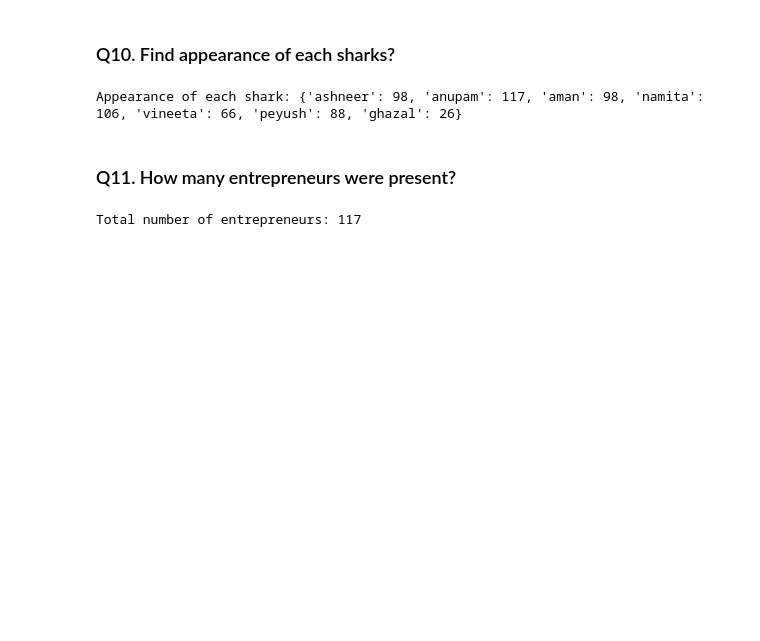
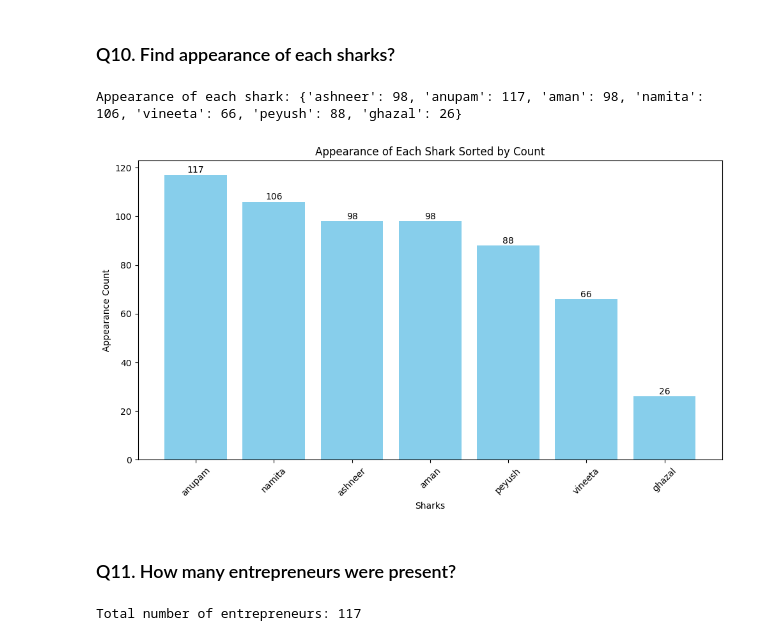
Before and after one commit to MoyukhRoy/Exploratory-Data-Analysis-EDA-, a Jupyter notebook: Shark tank/EDA_Sharktank.ipynb, the cells around one changed output. Saved outputs shown, nothing was run; the diff lists cells and outputs as text; code cells hidden in the pictures; blank space fills up the shorter version.

```diff
--- a/Shark tank/EDA_Sharktank.ipynb
+++ b/Shark tank/EDA_Sharktank.ipynb
@@ -267,6 +315,0 @@ Names of sharks: ['ashneer', 'anupam', 'aman', 'namita', 'vineeta', 'peyush', 'g
-# %%
-shark_columns = [col for col in df.columns if '_deal' in col]
-shark_names = [col.replace('_deal', '') for col in shark_columns]
-participated = len(shark_names)
-print("Number of sharks participated:",participated)
-print("Names of sharks:", shark_names)
@@ -280,6 +320,28 @@ appear = {shark: df[shark + '_present'].sum() for shark in shark_names}
 print("Appearance of each shark:",appear)
 # %% [output]
 Appearance of each shark: {'ashneer': 98, 'anupam': 117, 'aman': 98, 'namita': 106, 'vineeta': 66, 'peyush': 88, 'ghazal': 26}
+# %%
+sorted_appear = {k: v for k, v in sorted(appear.items(), key=lambda item: item[1], reverse=True)}
+
+# Create a bar plot
+plt.figure(figsize=(10, 6))
+plt.bar(sorted_appear.keys(), sorted_appear.values(), color='skyblue')
+
+# Add count value labels on top of the bars
+for i, v in enumerate(sorted_appear.values()):
+    plt.text(i, v + 0.1, str(v), ha='center', va='bottom')
+
+# Add labels and title
+plt.xlabel('Sharks')
+plt.ylabel('Appearance Count')
+plt.title('Appearance of Each Shark Sorted by Count')
+
+# Display the plot
+plt.xticks(rotation=45)
+plt.tight_layout()
+plt.show()
+# %% [output]
+[figure, added]
 # %% [markdown]
 ### Q11. How many entrepreneurs were present?
 # %%
```
Also changed, not shown: parts of 11 cells of this notebook.
